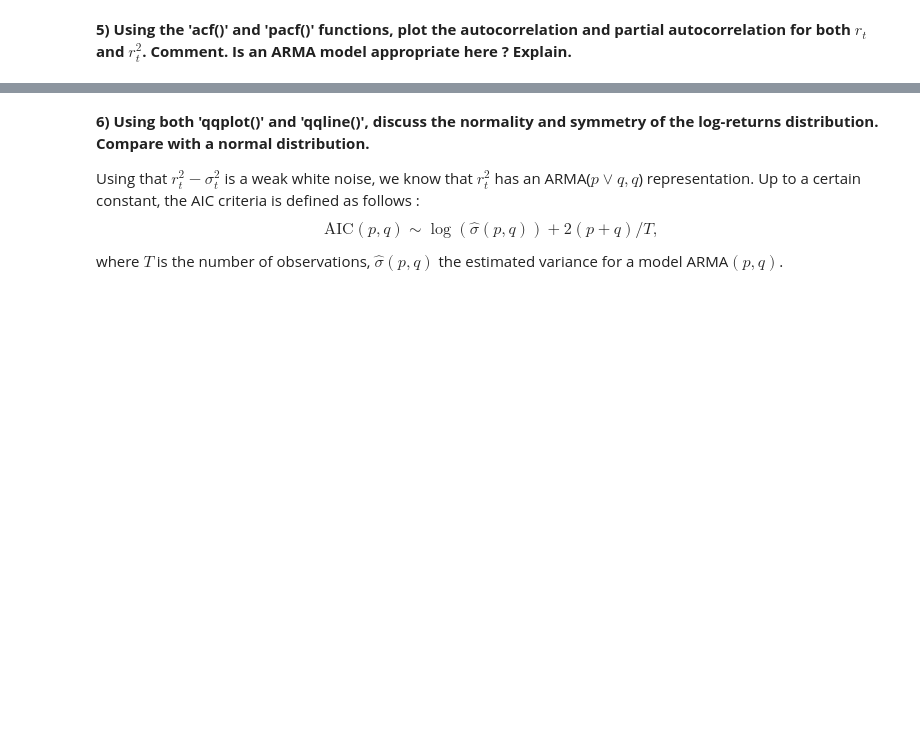
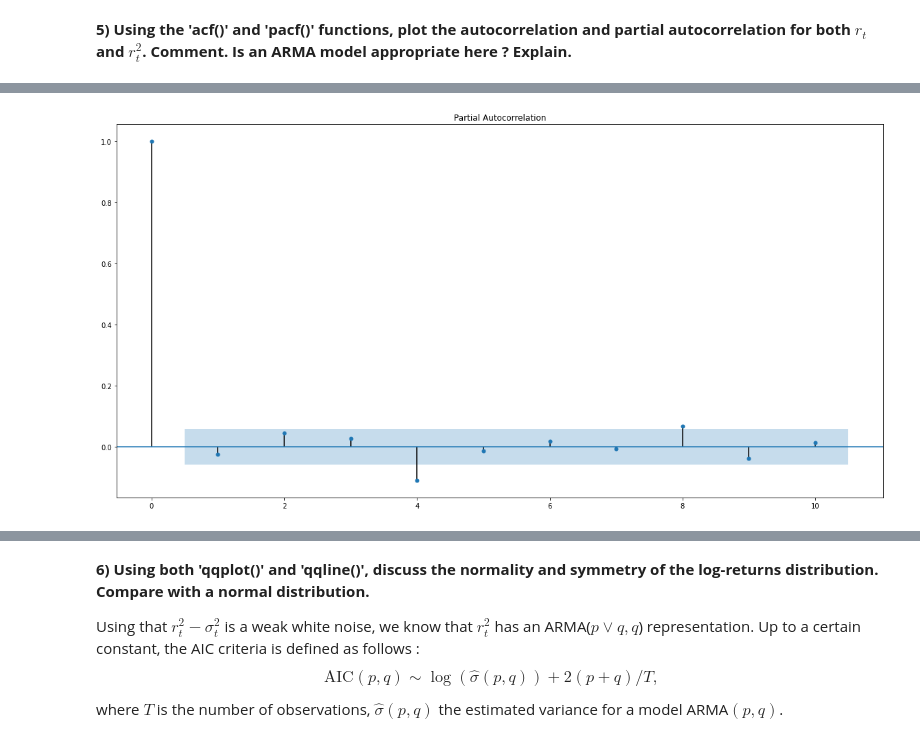
Before and after one commit to SushiFou/Time-Series---Financial-Data-, a Jupyter notebook: TP2_Time_Series_Kervella.ipynb, the cells around one changed output, grey strips where cells are left out. Cells and saved outputs as stored; diff of their text form; code cells hidden in the pictures; blank space fills up the shorter version.

```diff
--- a/TP2_Time_Series_Kervella.ipynb
+++ b/TP2_Time_Series_Kervella.ipynb
@@ -96,0 +307,5 @@ df.head()
+# %%
+plot_pacf(df['log_returns'], lags=10)
+plt.show()
+# %% [output]
+[figure, added]
```
Also changed, not shown: parts of 50 cells of this notebook.
